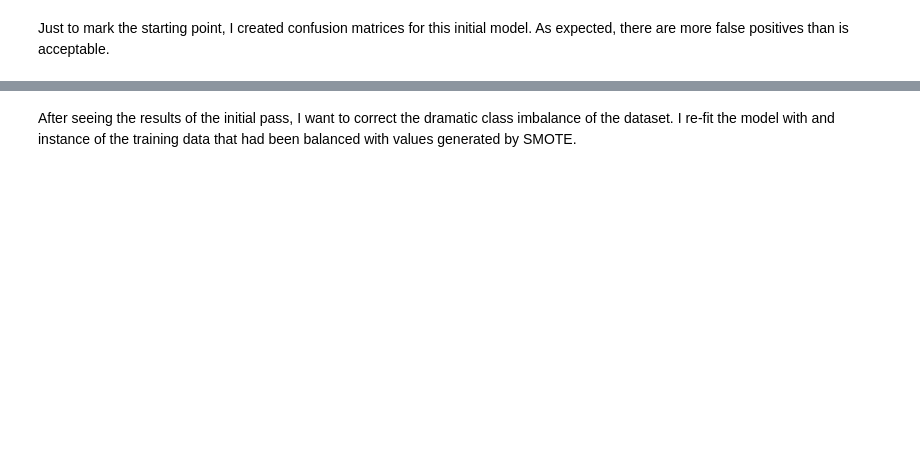
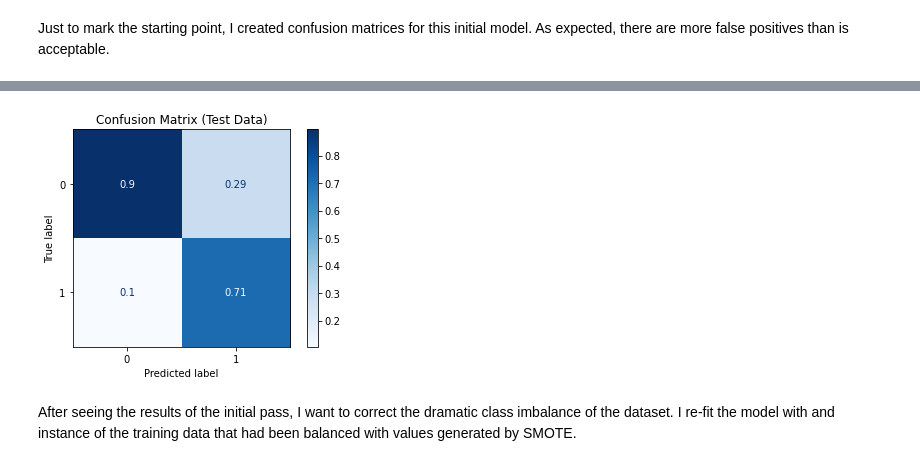
Before and after one commit to carlytsu/project3, a Jupyter notebook: Project_3_actual.ipynb, the cells around one changed output, grey strips where cells are left out. Saved outputs shown, nothing was run; the diff lists cells and outputs as text; code cells hidden in the pictures; blank space fills up the shorter version.

```diff
--- a/Project_3_actual.ipynb
+++ b/Project_3_actual.ipynb
@@ -370,2 +448,15 @@ ax.set(xlabel='True', ylabel='Predicted')
+# %%
+cf_test = confusion_matrix(y_test, y_hat_test)
+plot_confusion_matrix(
+    lr_pipe,
+    X_test,
+    y_test,
+    cmap='Blues',
+    normalize = 'pred'
+    )
+plt.grid(False)
+plt.title('Confusion Matrix (Test Data)');
+# %% [output]
+[figure, added]
 # %% [markdown]
 After seeing the results of the initial pass, I want to correct the dramatic class imbalance of the dataset. I re-fit the model with and instance of the training data that had been balanced with values generated by SMOTE.
```
Also changed, not shown: parts of 88 cells of this notebook, 11 other files.
